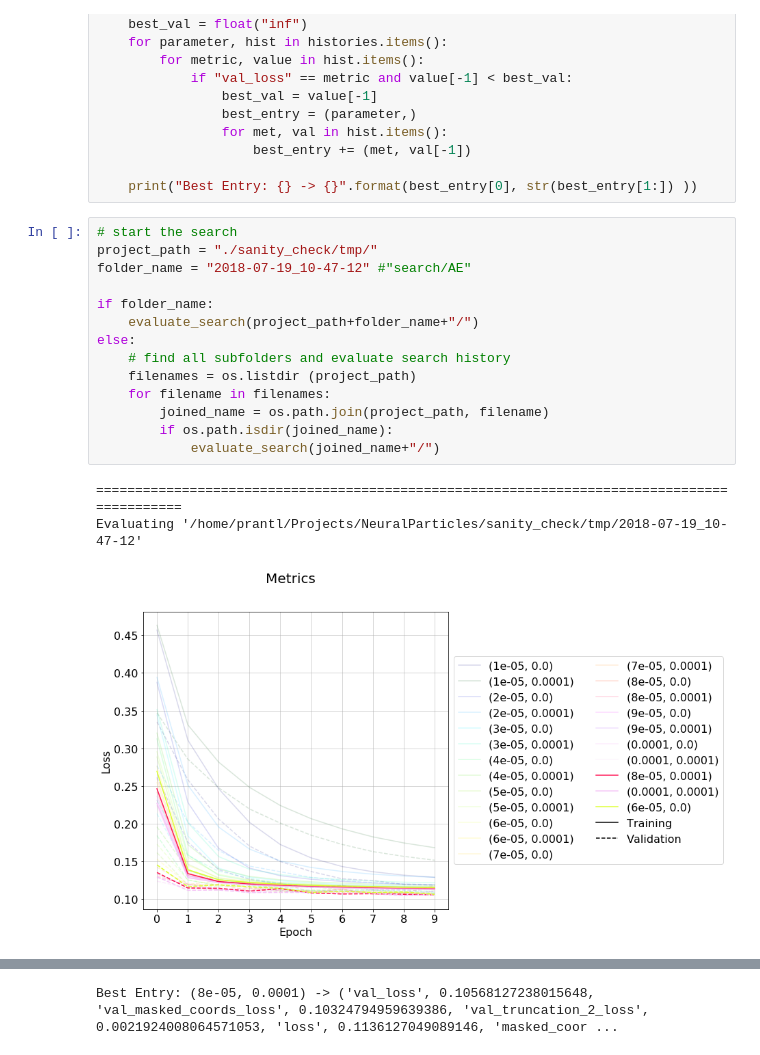
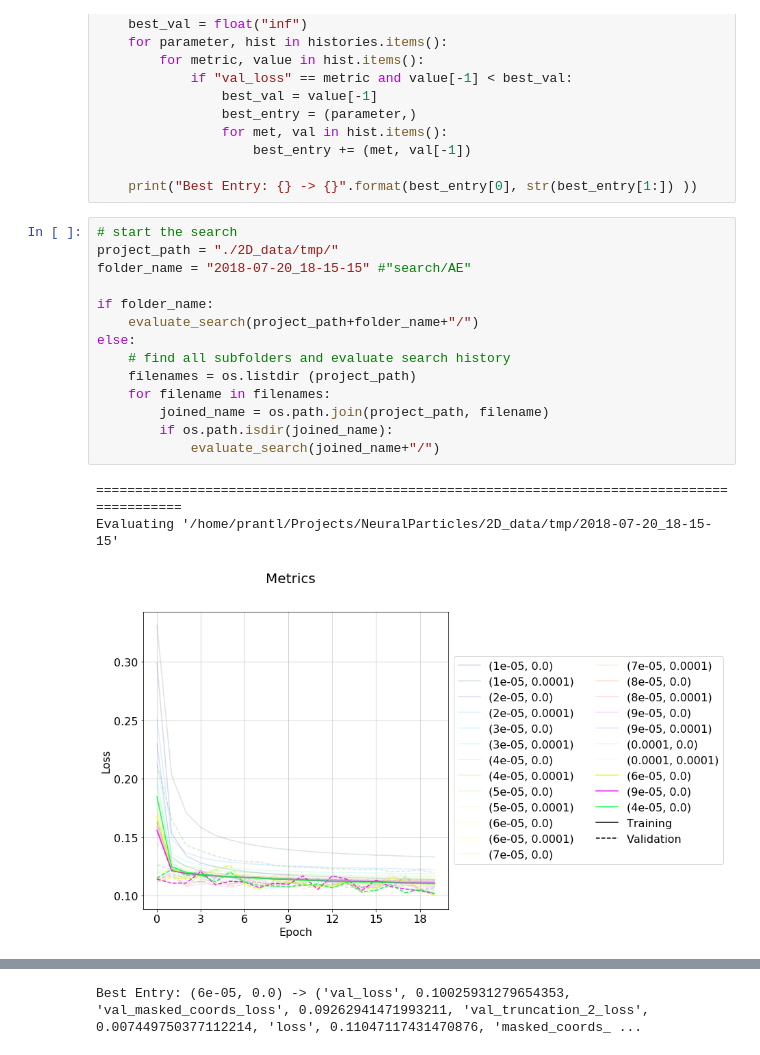
Before and after one commit to senliontec/NeuralParticles, a Jupyter notebook: plot_search_history.ipynb, the cells around one changed output, grey strips where cells are left out. Cells and saved outputs as stored; diff of their text form.

```diff
--- a/plot_search_history.ipynb
+++ b/plot_search_history.ipynb
@@ -74,19 +74,19 @@ def evaluate_search(search_path):
     print("Best Entry: {} -> {}".format(best_entry[0], str(best_entry[1:]) ))
 # %%
 # start the search
-project_path = "./sanity_check/tmp/"
-folder_name = "2018-07-19_10-47-12" #"search/AE"
+project_path = "./2D_data/tmp/"
+folder_name = "2018-07-20_18-15-15" #"search/AE"
 
 if folder_name:
     evaluate_search(project_path+folder_name+"/")
 else:
     # find all subfolders and evaluate search history
     filenames = os.listdir (project_path)
     for filename in filenames:
         joined_name = os.path.join(project_path, filename)
         if os.path.isdir(joined_name):
             evaluate_search(joined_name+"/")
 # %% [output]
 ============================================================================================
-Evaluating '/home/prantl/Projects/NeuralParticles/sanity_check/tmp/2018-07-19_10-47-12'
+Evaluating '/home/prantl/Projects/NeuralParticles/2D_data/tmp/2018-07-20_18-15-15'
-[figure, old version]
+[figure, new version]
@@ -94 +94 @@ Evaluating '/home/prantl/Projects/NeuralParticles/sanity_check/tmp/2018-07-19_10
-Best Entry: (8e-05, 0.0001) -> ('val_loss', 0.10568127238015648, 'val_masked_coords_loss', 0.10324794959639386, 'val_truncation_2_loss', 0.0021924008064571053, 'loss', 0.1136127049089146, 'masked_coor ...
+Best Entry: (6e-05, 0.0) -> ('val_loss', 0.10025931279654353, 'val_masked_coords_loss', 0.09262941471993211, 'val_truncation_2_loss', 0.007449750377112214, 'loss', 0.11047117431470876, 'masked_coords_ ...
```
Also changed, not shown: parts of 1 cell of this notebook, 36 other files.
